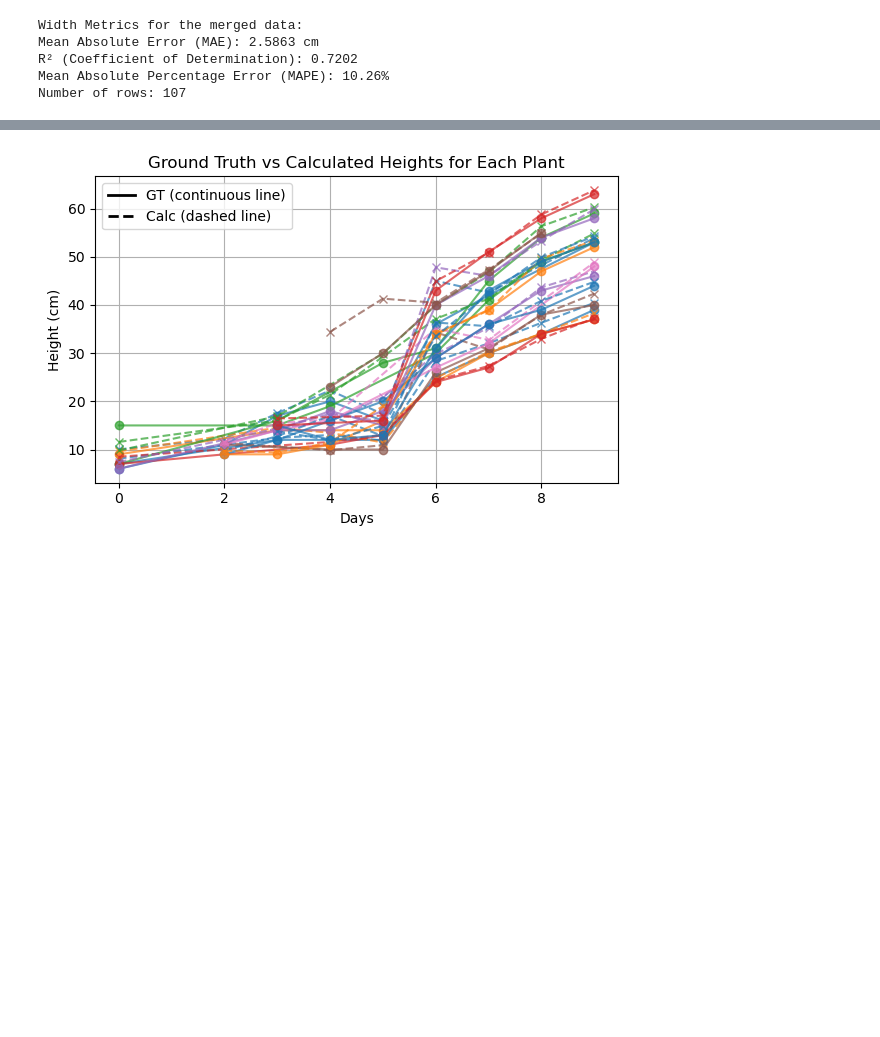
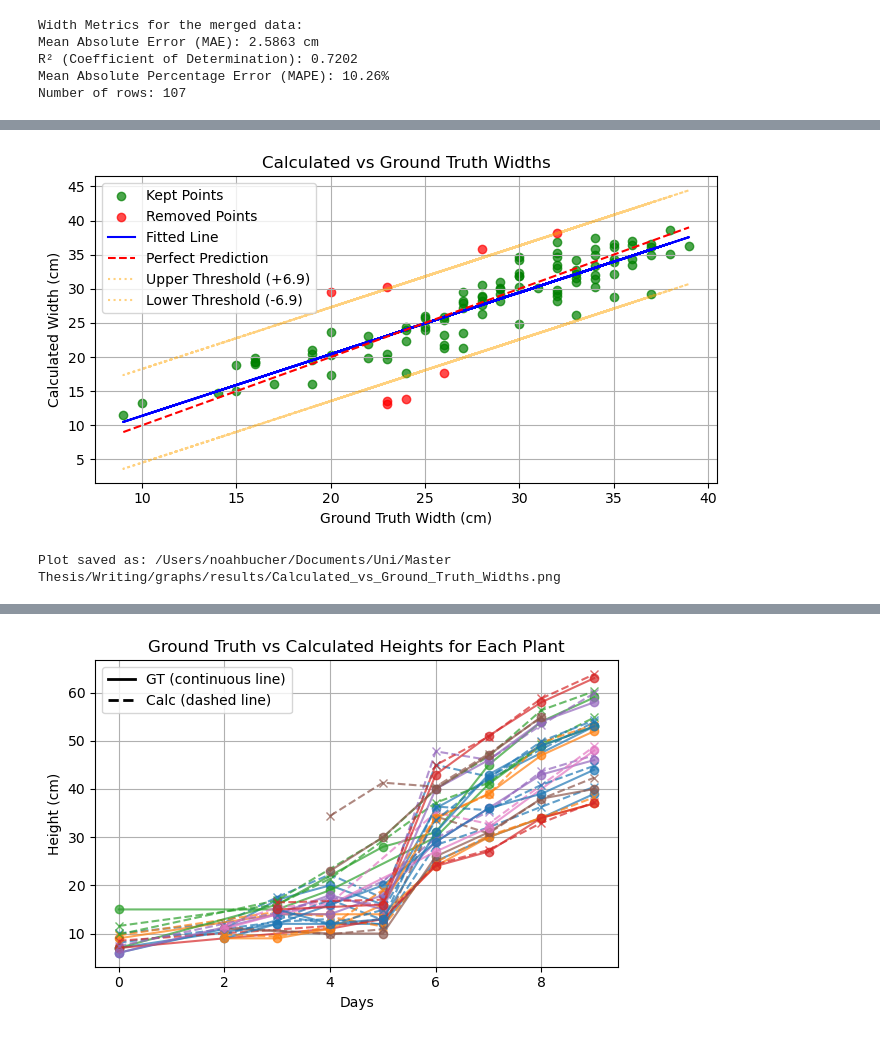
Before and after one commit to noahbu/ppheno, a Jupyter notebook: scripts/graphs/volumetric_growth.ipynb, the cells around one changed output, grey strips where cells are left out. Saved outputs shown, nothing was run; the diff lists cells and outputs as text; code cells hidden in the pictures; blank space fills up the shorter version.

```diff
--- a/scripts/graphs/volumetric_growth.ipynb
+++ b/scripts/graphs/volumetric_growth.ipynb
@@ -331,0 +277,73 @@ Plot saved as: /Users/noahbucher/Documents/Uni/Master Thesis/Writing/graphs/resu
+# %%
+# Fit a line to the points using numpy's polyfit function
+slope, intercept = np.polyfit(merged_data['width_gt'], merged_data['width_calc'], 1)
+
+# Generate the fitted line values
+line_fit = slope * merged_data['width_gt'] + intercept
+
+# Calculate residuals (difference between actual and predicted values)
+residuals_width = merged_data['width_calc'] - line_fit
+
+# Set a threshold for filtering based on residuals (2 * standard deviation)
+threshold = 2 * residuals_width.std()
+
+# Filter data for points within the threshold (points to keep)
+merged_data_filtered = merged_data[residuals_width.abs() <= threshold]
+
+# Points that will be removed (residuals outside the threshold)
+merged_data_removed = merged_data[residuals_width.abs() > threshold]
+
+# Create the plot
+plt.figure(figsize=(7, 4))
+
+# Scatter plot of points to keep (in green)
+plt.scatter(merged_data_filtered['width_gt'], merged_data_filtered['width_calc'], alpha=0.7, color='green', label='Kept Points')
+
+# Scatter plot of points to be removed (in red)
+plt.scatter(merged_data_removed['width_gt'], merged_data_removed['width_calc'], alpha=0.7, color='red', label='Removed Points')
+
+# Plot the line of best fit
+plt.plot(merged_data['width_gt'], line_fit, color='blue', label='Fitted Line')
+
+# Plot the perfect prediction line (y = x)
+plt.plot(
+    [merged_data['width_gt'].min(), merged_data['width_gt'].max()],
+    [merged_data['width_gt'].min(), merged_data['width_gt'].max()],
+    color='red', linestyle='--', label='Perfect Prediction'
+)
+
+# Add threshold lines (above and below the fitted line)
+plt.plot(merged_data['width_gt'], line_fit + threshold, color='orange', linestyle=':', label=f'Upper Threshold (+{threshold:.1f})', alpha=0.5)
+plt.plot(merged_data['width_gt'], line_fit - threshold, color='orange', linestyle=':', label=f'Lower Threshold (-{threshold:.1f})', alpha=0.5)
+
+# Add title and labels
+plt.title('Calculated vs Ground Truth Widths')
+plt.xlabel('Ground Truth Width (cm)')
+plt.ylabel('Calculated Width (cm)')
+plt.legend()
+plt.grid(True)
+
+# Adjust layout to avoid cut-offs
+plt.tight_layout()
+
+# Define the folder where you want to save the plot
+save_folder = '/Users/noahbucher/Documents/Uni/Master Thesis/Writing/graphs/results/'
+if not os.path.exists(save_folder):
+    os.makedirs(save_folder)
+
+# Generate the file name from the plot title
+file_name = plt.gca().get_title().replace(' ', '_').replace(':', '').replace('/', '') + '.png'
+
+# Combine the folder path and the file name
+save_path = os.path.join(save_folder, file_name)
+
+# Save the plot with bbox_inches='tight' to avoid cutting off any part of the plot
+plt.savefig(save_path, dpi=300, bbox_inches='tight')
+
+# Show the plot
+plt.show()
+
+print(f'Plot saved as: {save_path}')
+# %% [output]
+[figure, added]
+Plot saved as: /Users/noahbucher/Documents/Uni/Master Thesis/Writing/graphs/results/Calculated_vs_Ground_Truth_Widths.png
```
Also changed, not shown: parts of 15 cells of this notebook, 15 other files.
